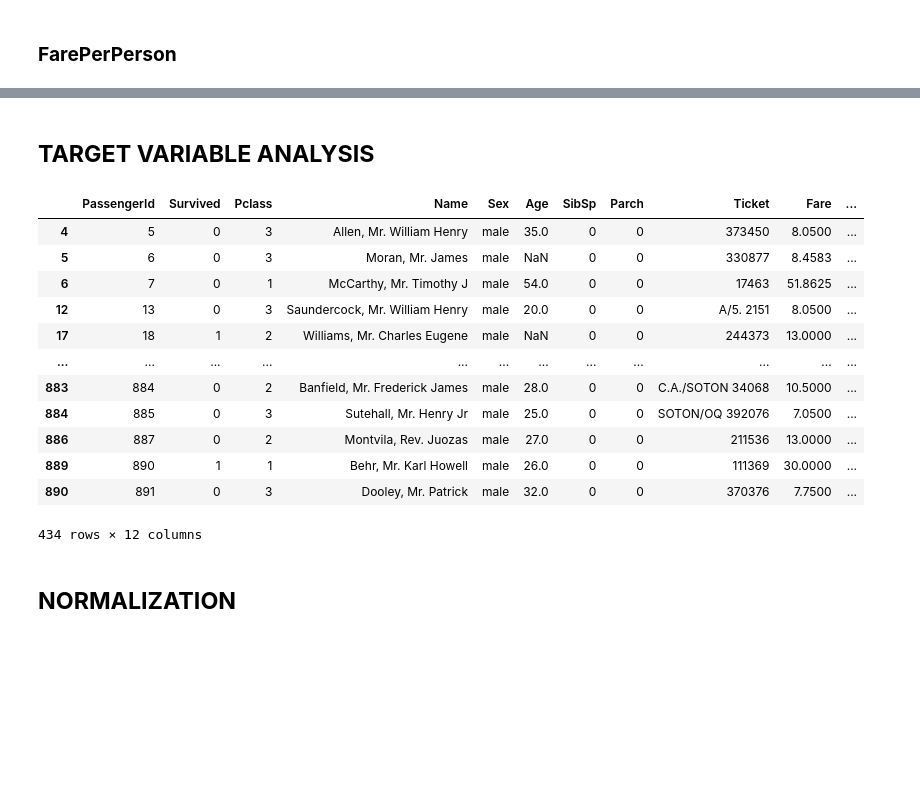
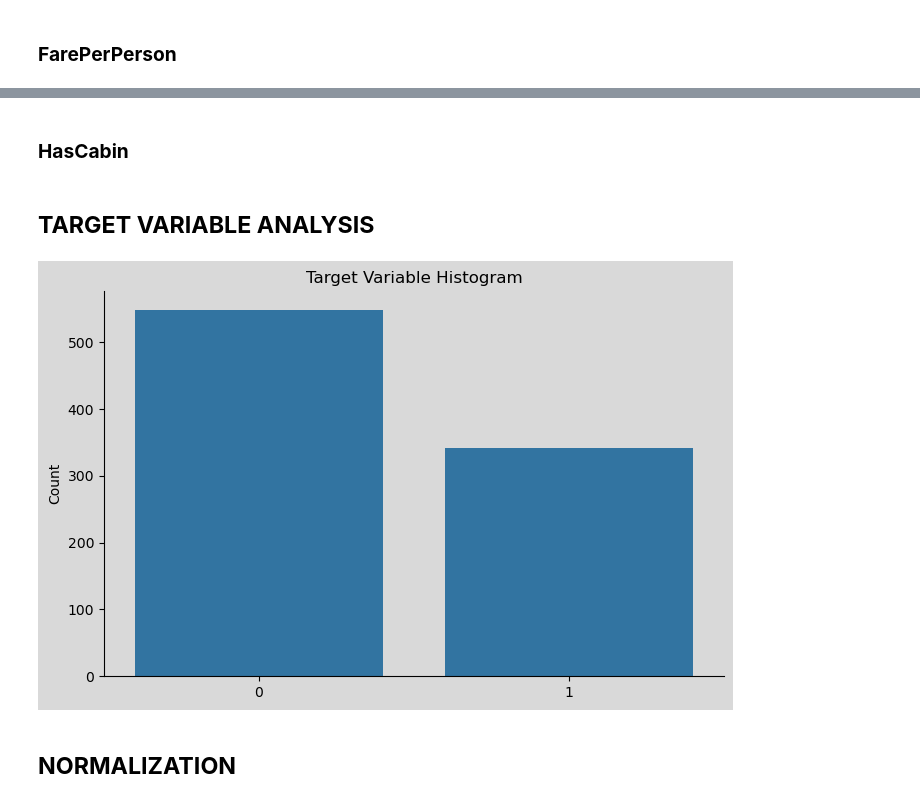
Before and after one commit to fabiogaldinho/Titanic-Classification, a Jupyter notebook: notebooks/02_EDA.ipynb, the cells around one changed output, grey strips where cells are left out. Saved outputs shown, nothing was run; the diff lists cells and outputs as text; code cells hidden in the pictures; blank space fills up the shorter version.

```diff
--- a/notebooks/02_EDA.ipynb
+++ b/notebooks/02_EDA.ipynb
@@ -429,0 +459,3 @@ Fare / qtde de pessoas
+# %%
+df['Title'] = df['Name'].str.extract(' ([A-Za-z]+)\\.', expand=False)
+df['Title'].value_counts(normalize=True) * 100
@@ -429,0 +482,7 @@ Fare / qtde de pessoas
+# %%
+df['Title'] = df['Title'].map({"Mr": "Mr", "Miss": "Miss", "Mrs": "Mrs"}).fillna("Other")
+
+df_test['Title'] = df_test['Name'].str.extract(' ([A-Za-z]+)\\.', expand=False)
+df_test['Title'] = df_test['Title'].map({"Mr": "Mr", "Miss": "Miss", "Mrs": "Mrs"}).fillna("Other")
+
+KFTE(df, df_test, 'Title', 'Survived')
@@ -430,20 +491,22 @@ Fare / qtde de pessoas
+# %%
+df['Deck'] = df['Cabin'].str[0]
+df['Deck'] = df['Deck'].fillna('U')
+
+df_test['Deck'] = df_test['Cabin'].str[0]
+df_test['Deck'] = df_test['Deck'].fillna('U')
+
+KFTE(df, df_test, 'Deck', 'Survived')
+# %% [markdown]
+### **HasCabin**
+# %%
+df['HasCabin'] = df['Cabin'].notnull().astype(int)
+
+df_test['HasCabin'] = df_test['Cabin'].notnull().astype(int)
 # %% [markdown]
 ## **TARGET VARIABLE ANALYSIS**
-# %%
-df[(df['Sex'] == 'male') & (df['SibSp'] == 0)]
-# %% [output]
-|  | PassengerId | Survived | Pclass | Name | Sex | Age | SibSp | Parch | Ticket | Fare | ... |
-| 4 | 5 | 0 | 3 | Allen, Mr. William Henry | male | 35.0 | 0 | 0 | 373450 | 8.0500 | ... |
-| 5 | 6 | 0 | 3 | Moran, Mr. James | male | NaN | 0 | 0 | 330877 | 8.4583 | ... |
-| 6 | 7 | 0 | 1 | McCarthy, Mr. Timothy J | male | 54.0 | 0 | 0 | 17463 | 51.8625 | ... |
-| 12 | 13 | 0 | 3 | Saundercock, Mr. William Henry | male | 20.0 | 0 | 0 | A/5. 2151 | 8.0500 | ... |
-| 17 | 18 | 1 | 2 | Williams, Mr. Charles Eugene | male | NaN | 0 | 0 | 244373 | 13.0000 | ... |
-| ... | ... | ... | ... | ... | ... | ... | ... | ... | ... | ... | ... |
-| 883 | 884 | 0 | 2 | Banfield, Mr. Frederick James | male | 28.0 | 0 | 0 | C.A./SOTON 34068 | 10.5000 | ... |
-| 884 | 885 | 0 | 3 | Sutehall, Mr. Henry Jr | male | 25.0 | 0 | 0 | SOTON/OQ 392076 | 7.0500 | ... |
-| 886 | 887 | 0 | 2 | Montvila, Rev. Juozas | male | 27.0 | 0 | 0 | 211536 | 13.0000 | ... |
-| 889 | 890 | 1 | 1 | Behr, Mr. Karl Howell | male | 26.0 | 0 | 0 | 111369 | 30.0000 | ... |
-| 890 | 891 | 0 | 3 | Dooley, Mr. Patrick | male | 32.0 | 0 | 0 | 370376 | 7.7500 | ... |
-434 rows × 12 columns
+# %%
+CountPlot(df['Survived'], "Target Variable Histogram", 8, 5)
+# %% [output]
+[figure, added]
 # %% [markdown]
 ## **NORMALIZATION**
```
Also changed, not shown: parts of 22 cells of this notebook, 7 other files.
